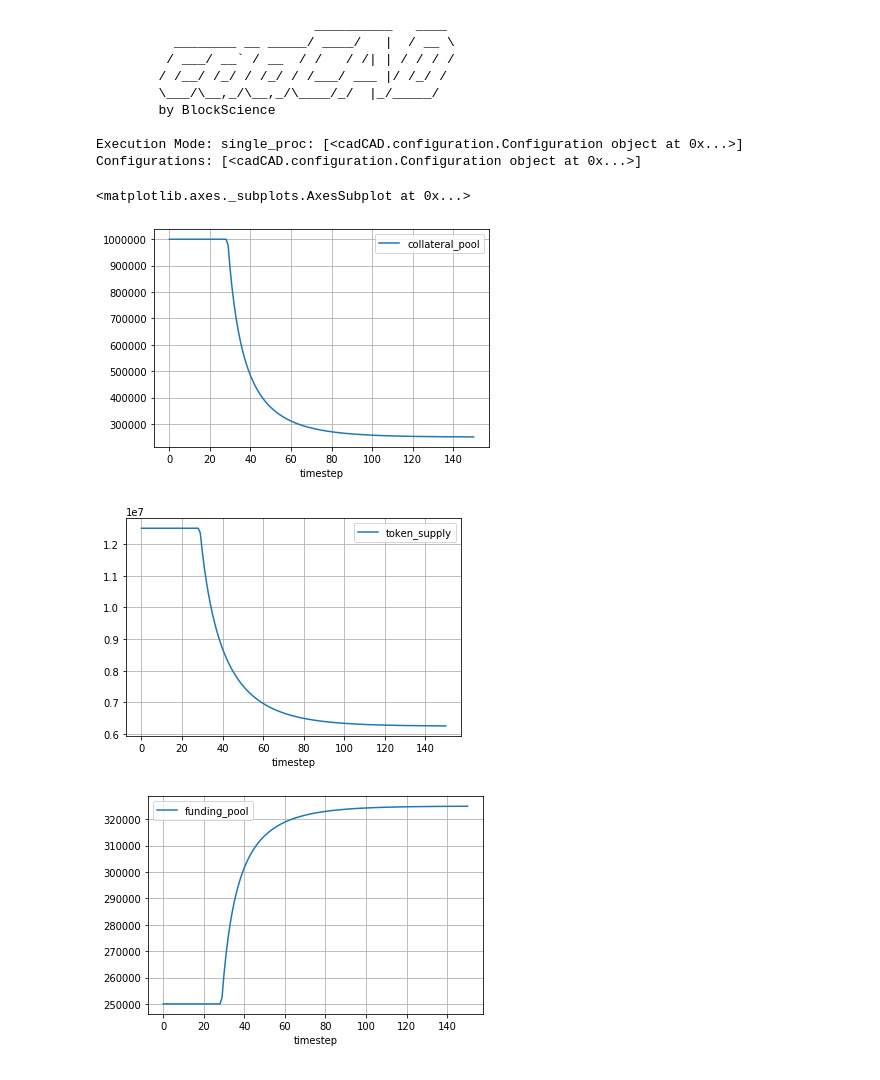
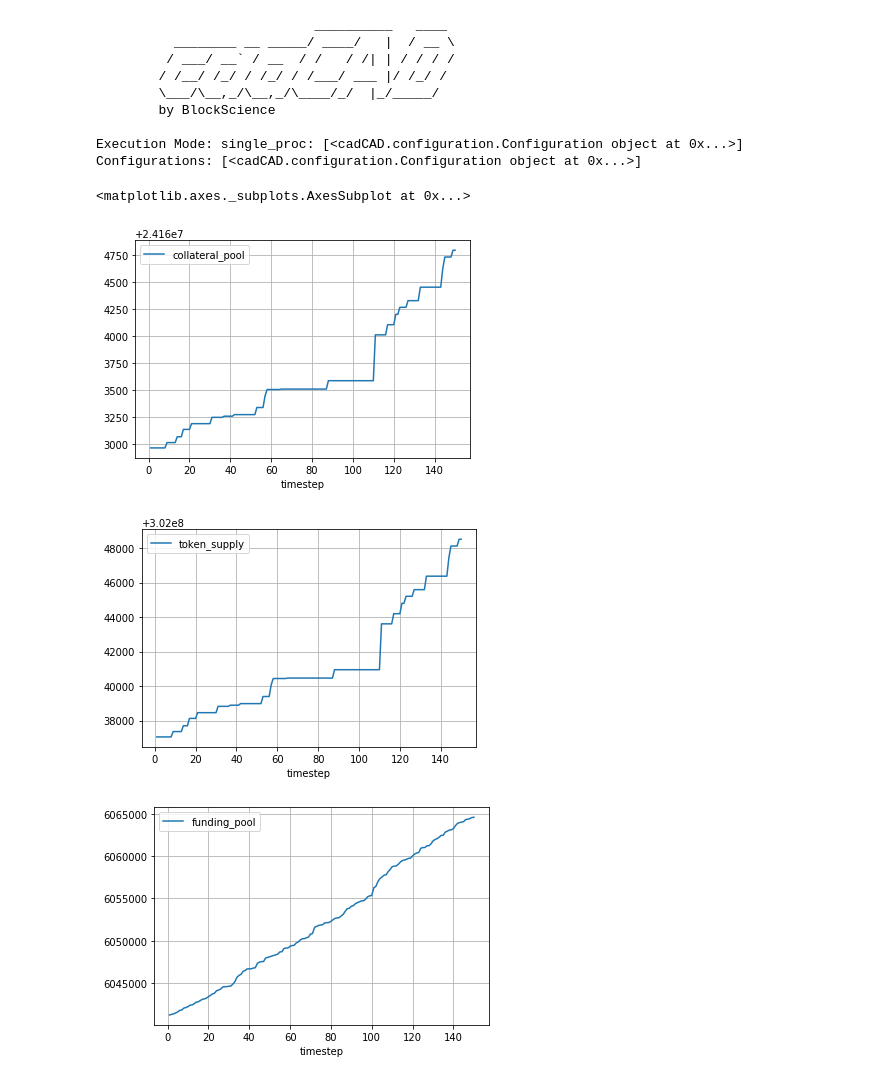
Before and after one commit to commons-stack/commons-simulator, a Jupyter notebook: simulation.ipynb, the cells around one changed output. Drawn from its saved outputs; the diff is of its cells as text; code cells hidden in the pictures.

Commit message:
driving_process() rewritten, now passes new_participant_tokens. add_participants_proposals_to_network() and new_participants_and_new_funds_commons() handle the results of driving_process()

```diff
--- a/simulation.ipynb
+++ b/simulation.ipynb
@@ -59,34 +68,45 @@ def update_commons(params, step, sL, s, _input):
 # %%
-contributions = [5e5, 5e5, 2.5e5]
+# contributions = [5e5, 5e5, 2.5e5]
+contributions = [np.random.rand() * 10e5 for i in range(60)]
 token_batches, initial_token_supply = contributions_to_token_batches(contributions, 0.1, 60)
 
-n = initialize_network_of_hatchers(token_batches)
-commons = Commons(sum(contributions), initial_token_supply)
+network = initialize_network_of_hatchers(token_batches)
+commons = Commons(sum(contributions), initial_token_supply, exit_tribute=0.35)
+network = add_proposals_and_relationships_to_network(network, 3, commons._funding_pool, commons._token_supply)
+
 initial_conditions = {
-    "network": n,
+    "network": network,
     "commons": commons,
     "funding_pool": commons._funding_pool,
     "collateral_pool": commons._collateral_pool,
-    "token_supply": commons._token_supply
+    "token_supply": commons._token_supply,
+    "sentiment": 0.5
 }
 
 partial_state_update_blocks = [
     {
         "policies": {
-            "sellout_asap": sellout_asap
+            "driving_process": driving_process
         },
-        "variables": {
-            "network": update_network,
-            "commons": update_commons,
+        'variables': {
+            'network': add_participants_proposals_to_network,
+            'commons': new_participants_and_new_funds_commons,
         }
     },
-
+    {
+        "policies": {},
+        "variables": {
+            "funding_pool": update_funding_pool,
+            "collateral_pool": update_collateral_pool,
+            "token_supply": update_token_supply,
+        }
+    }
 ]
 # %%
 simulation_parameters = {
     'T': range(150),
     'N': 1,
-    'M': {}
+    'M': {"trigger_threshold": [trigger_threshold]}
 }
 
 # # # # # # # # # # # # # # # # # # # # # # # # # # # # # # # # # # # # # # # # # # # # # # # #
@@ -114,12 +134,13 @@ Execution Mode: single_proc: [<cadCAD.configuration.Configuration object at 0x..
 Configurations: [<cadCAD.configuration.Configuration object at 0x...>]
 # %%
 df = pd.DataFrame(raw_result)
+df_final = df[df.substep.eq(2)]
 # %%
-df.plot("timestep", "collateral_pool", grid=True)
-df.plot("timestep", "token_supply", grid=True)
-df.plot("timestep", "funding_pool", grid=True)
+df_final.plot("timestep", "collateral_pool", grid=True)
+df_final.plot("timestep", "token_supply", grid=True)
+df_final.plot("timestep", "funding_pool", grid=True)
 # %% [output]
 <matplotlib.axes._subplots.AxesSubplot at 0x...>
-[figure, old version]
+[figure, new version]
-[figure, old version]
+[figure, new version]
-[figure, old version]
+[figure, new version]
```
Also changed, not shown: parts of 3 cells of this notebook, 1 other file.
